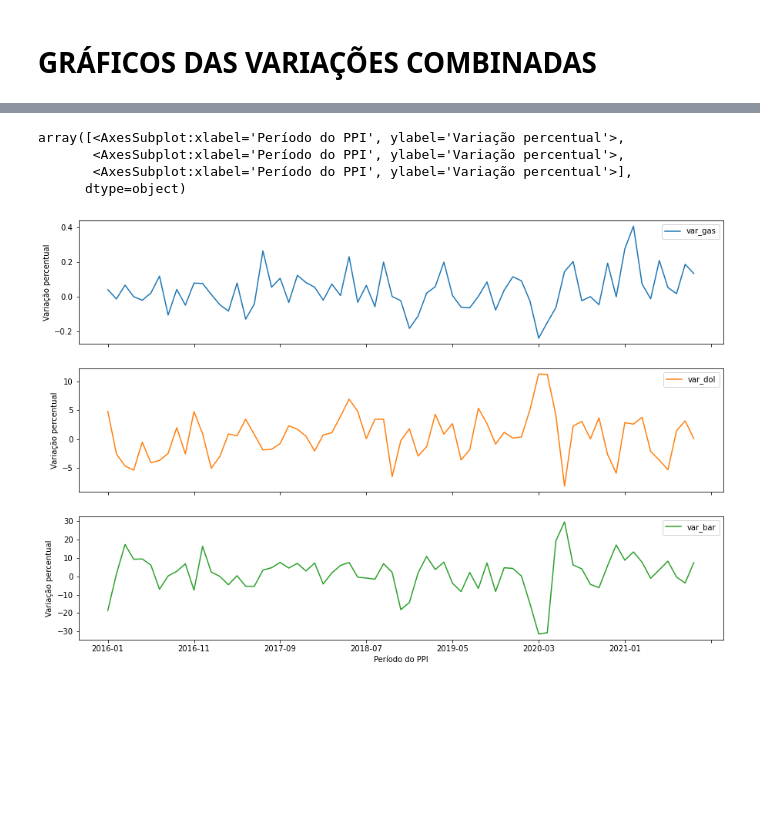
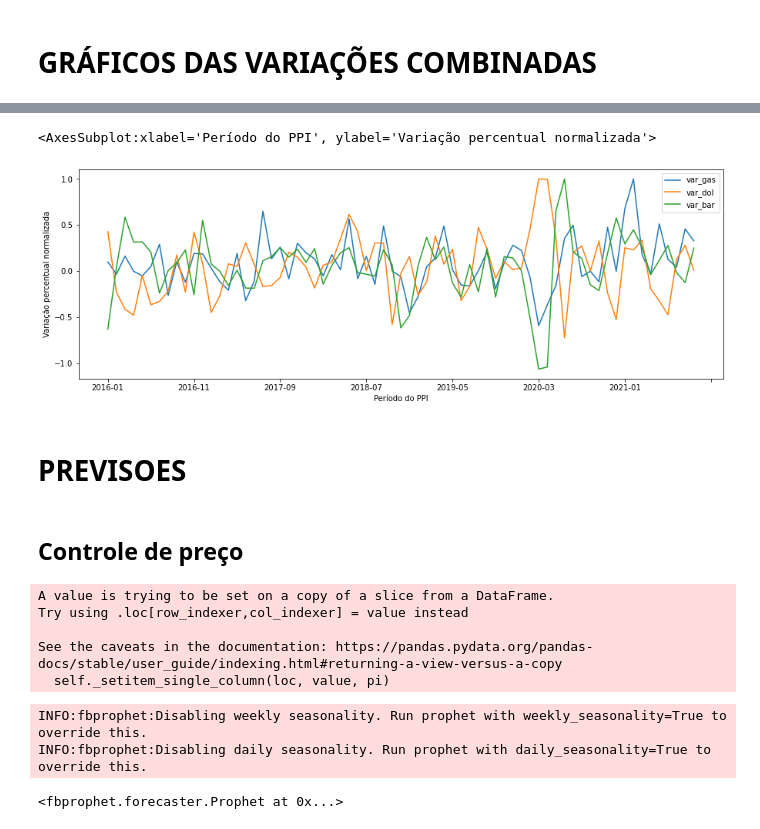
Before and after one commit to ednaelxd/residencia, a Jupyter notebook: detalhamento_estatístico.ipynb, the cells around one changed output, grey strips where cells are left out. Saved outputs shown, nothing was run; the diff lists cells and outputs as text; code cells hidden in the pictures; blank space fills up the shorter version.

Commit message:
previsoes

```diff
--- a/detalhamento_estatístico.ipynb
+++ b/detalhamento_estatístico.ipynb
@@ -301,12 +319,12 @@ array([<AxesSubplot:xlabel='Período do PPI', ylabel='Valor em R$'>,
 # %% [markdown]
 # GRÁFICOS DAS VARIAÇÕES COMBINADAS
 # %%
-combined1=pd.DataFrame()
-combined1['var_gas']=x1.loc['2011-01':'2015-12','pct_change']
-combined1['var_dol']=x2.loc['2011-02':'2015-12','pct_change']
-combined1['var_bar']=x3.loc['2011-02':'2015-12','pct_change']
+combined_vcp=pd.DataFrame()
+combined_vcp['var_gas']=x1.loc['2011-01':'2015-12','pct_change']/x1.loc['2011-01':'2015-12','pct_change'].max()
+combined_vcp['var_dol']=x2.loc['2011-02':'2015-12','pct_change']/x2.loc['2011-02':'2015-12','pct_change'].max()
+combined_vcp['var_bar']=x3.loc['2011-02':'2015-12','pct_change']/x3.loc['2011-02':'2015-12','pct_change'].max()
 
-combined2=pd.DataFrame()
-combined2['var_gas']=x1.loc['2016-01':,'pct_change']
-combined2['var_dol']=x2.loc['2016-01':,'pct_change']
-combined2['var_bar']=x3.loc['2016-01':,'pct_change']
+combined_vppi=pd.DataFrame()
+combined_vppi['var_gas']=x1.loc['2016-01':,'pct_change']/x1.loc['2016-01':,'pct_change'].max()
+combined_vppi['var_dol']=x2.loc['2016-01':,'pct_change']/x2.loc['2016-01':,'pct_change'].max()
+combined_vppi['var_bar']=x3.loc['2016-01':,'pct_change']/x3.loc['2016-01':,'pct_change'].max()
@@ -321,8 +337,9 @@ array([<AxesSubplot:xlabel='Período do controle de preço', ylabel='Variação
 # %%
-combined2.plot(subplots=True,figsize=(15,10),xlabel='Período do PPI',ylabel='Variação percentual')
+combined_vppi.plot(subplots=False,figsize=(15,5),xlabel='Período do PPI',ylabel='Variação percentual normalizada')
 # %% [output]
-array([<AxesSubplot:xlabel='Período do PPI', ylabel='Variação percentual'>,
-       <AxesSubplot:xlabel='Período do PPI', ylabel='Variação percentual'>,
-       <AxesSubplot:xlabel='Período do PPI', ylabel='Variação percentual'>],
-      dtype=object)
+<AxesSubplot:xlabel='Período do PPI', ylabel='Variação percentual normalizada'>
-[figure, old version]
+[figure, new version]
+# %% [markdown]
+# PREVISOES
+# %% [markdown]
+## Controle de preço
@@ -328,0 +364,8 @@ array([<AxesSubplot:xlabel='Período do PPI', ylabel='Variação percentual'>,
+# %%
+df_test.loc[116,'y']=4.326631413405067
+# %% [output]
+A value is trying to be set on a copy of a slice from a DataFrame.
+Try using .loc[row_indexer,col_indexer] = value instead
+
+See the caveats in the documentation: https://pandas.pydata.org/pandas-docs/stable/user_guide/indexing.html#returning-a-view-versus-a-copy
+  self._setitem_single_column(loc, value, pi)
@@ -328,0 +374,6 @@ array([<AxesSubplot:xlabel='Período do PPI', ylabel='Variação percentual'>,
+# %%
+modelo_mensal.fit(df_treino)
+# %% [output]
+INFO:fbprophet:Disabling weekly seasonality. Run prophet with weekly_seasonality=True to override this.
+INFO:fbprophet:Disabling daily seasonality. Run prophet with daily_seasonality=True to override this.
+<fbprophet.forecaster.Prophet at 0x...>
```
Also changed, not shown: parts of 52 cells of this notebook.
